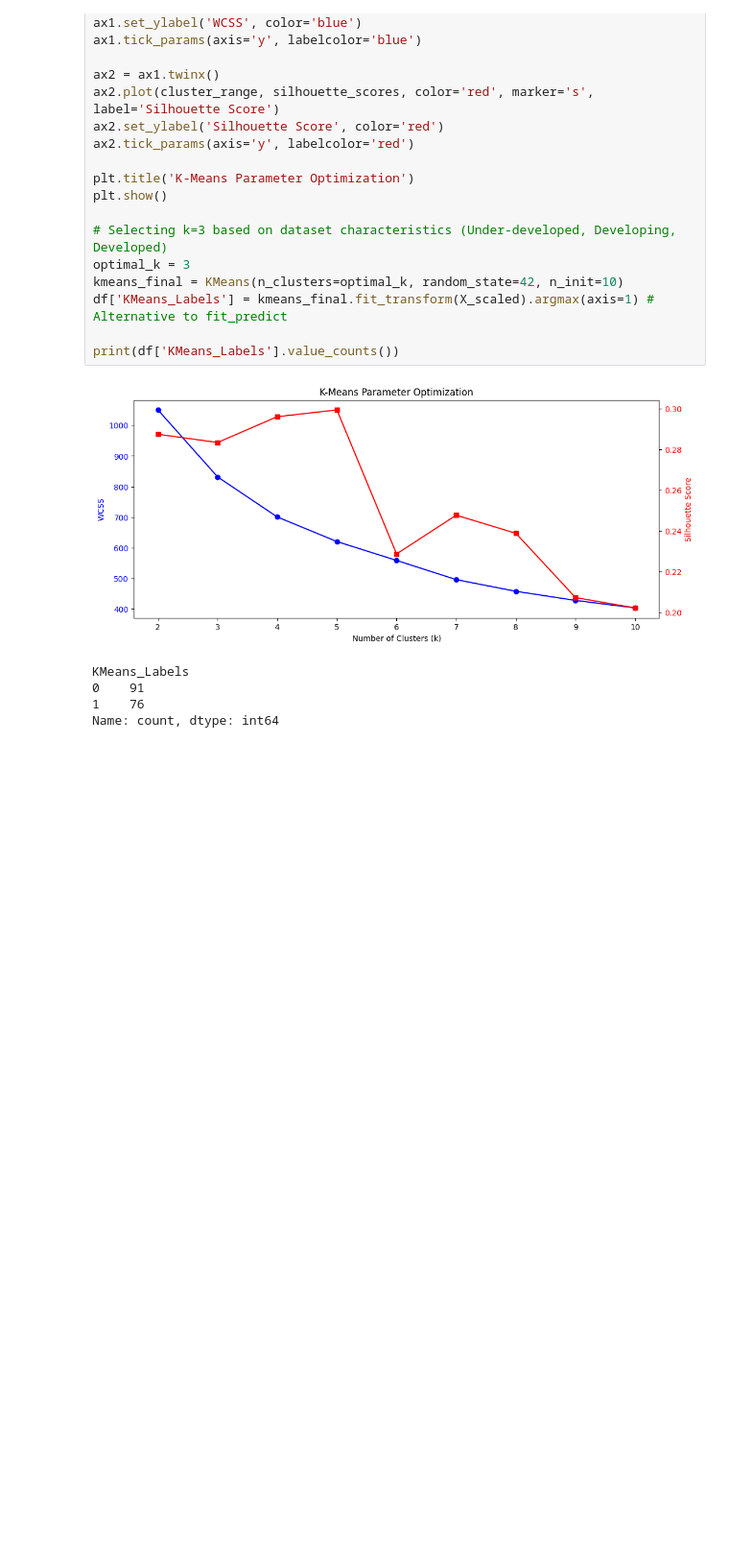
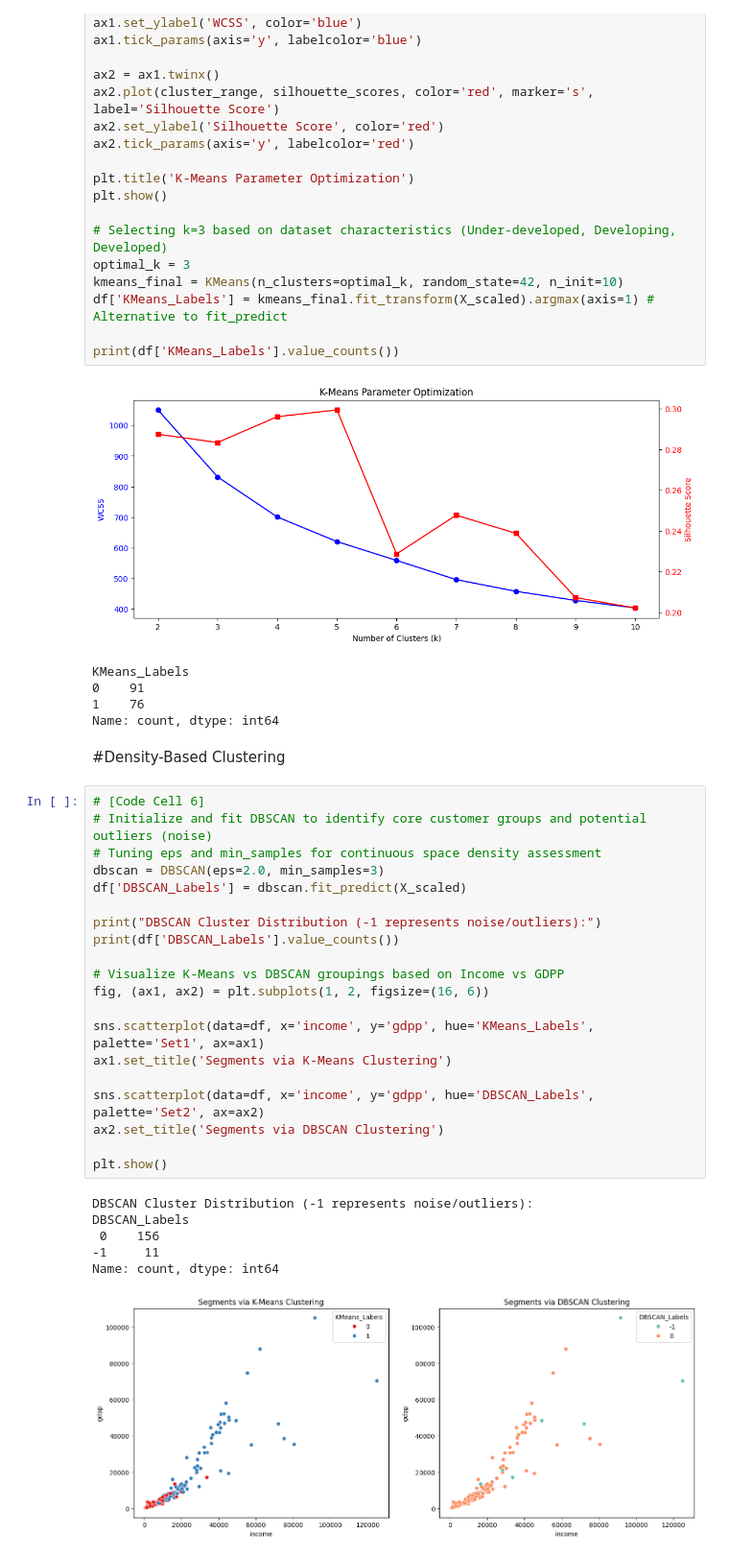
Before and after one commit to AnannyaMathewKJ/Anannya_Mathew, a Jupyter notebook: Week3_Anannya_Mathew.ipynb, the cells around one changed output. Shown at 96% size. Drawn from its saved outputs; the diff is of its cells as text; blank space fills up the shorter version.

```diff
--- a/Week3_Anannya_Mathew.ipynb
+++ b/Week3_Anannya_Mathew.ipynb
@@ -152,3 +152,32 @@ KMeans_Labels
 0    91
 1    76
 Name: count, dtype: int64
+# %% [markdown]
+#Density-Based Clustering
+# %%
+# [Code Cell 6]
+# Initialize and fit DBSCAN to identify core customer groups and potential outliers (noise)
+# Tuning eps and min_samples for continuous space density assessment
+dbscan = DBSCAN(eps=2.0, min_samples=3)
+df['DBSCAN_Labels'] = dbscan.fit_predict(X_scaled)
+
+print("DBSCAN Cluster Distribution (-1 represents noise/outliers):")
+print(df['DBSCAN_Labels'].value_counts())
+
+# Visualize K-Means vs DBSCAN groupings based on Income vs GDPP
+fig, (ax1, ax2) = plt.subplots(1, 2, figsize=(16, 6))
+
+sns.scatterplot(data=df, x='income', y='gdpp', hue='KMeans_Labels', palette='Set1', ax=ax1)
+ax1.set_title('Segments via K-Means Clustering')
+
+sns.scatterplot(data=df, x='income', y='gdpp', hue='DBSCAN_Labels', palette='Set2', ax=ax2)
+ax2.set_title('Segments via DBSCAN Clustering')
+
+plt.show()
+# %% [output]
+DBSCAN Cluster Distribution (-1 represents noise/outliers):
+DBSCAN_Labels
+ 0    156
+-1     11
+Name: count, dtype: int64
+[figure, added]
```
Also changed, not shown: parts of 1 cell of this notebook.
